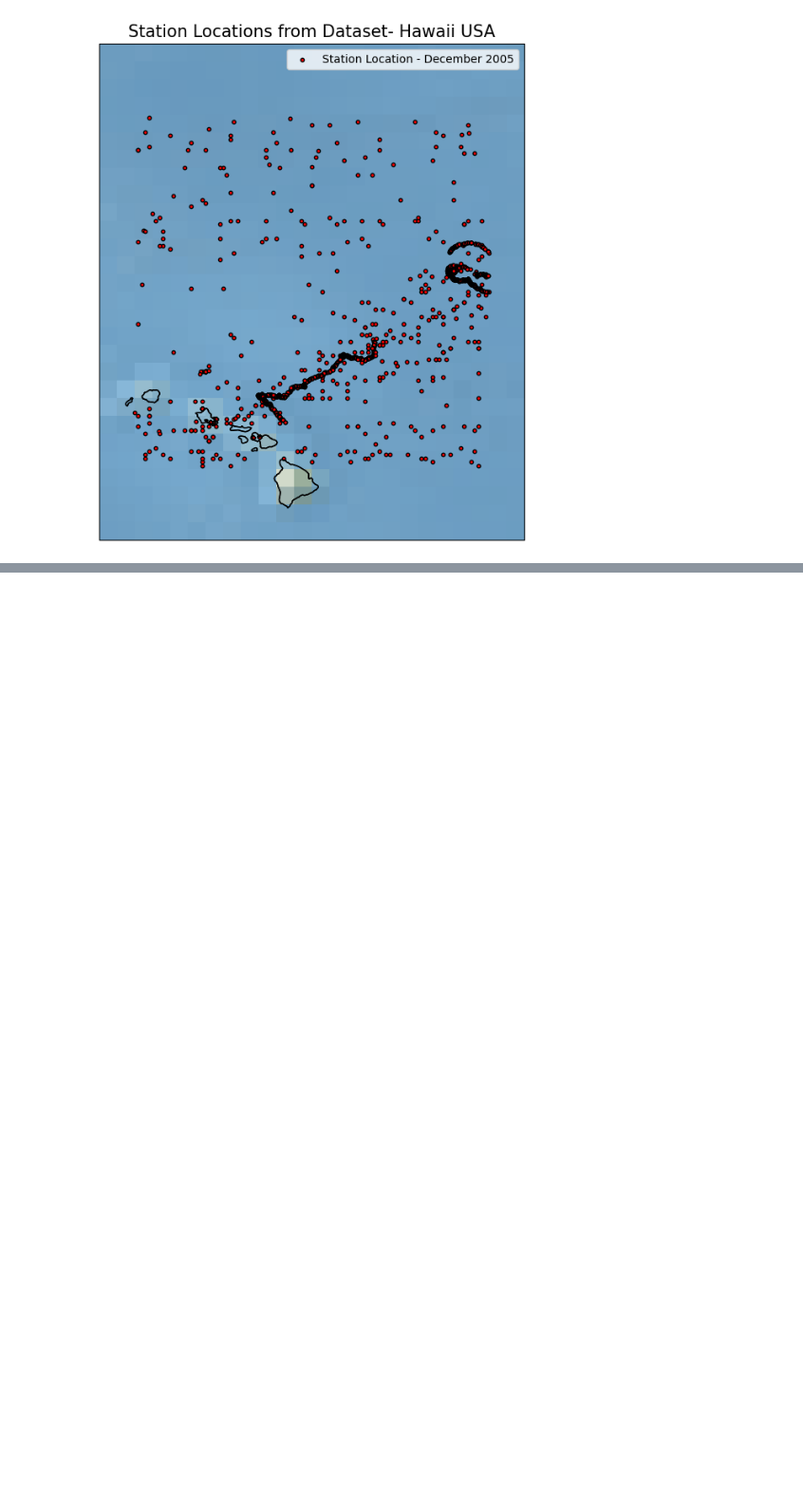
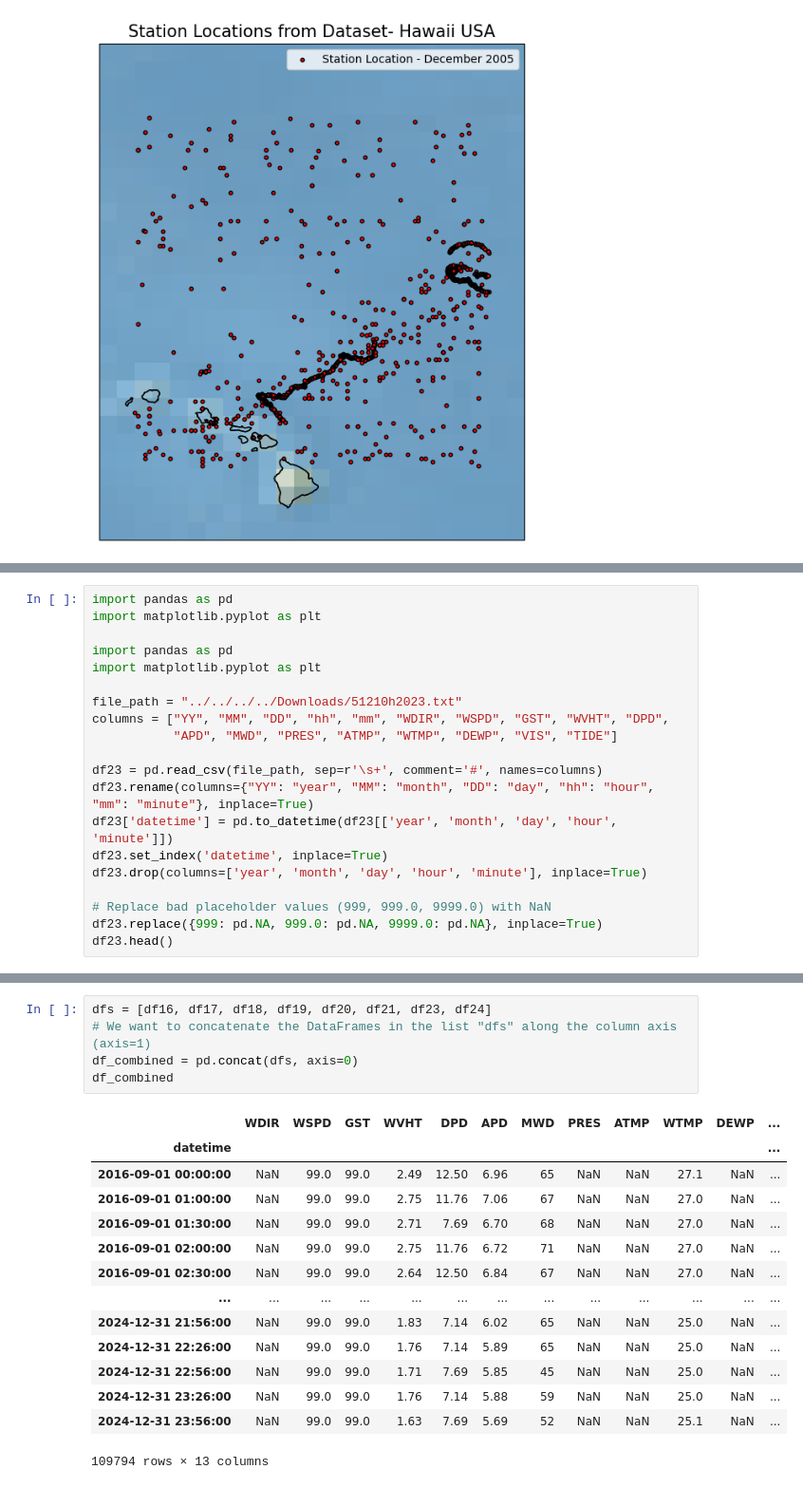
Before and after one commit to GPGN268/SP2025-FP01-ocean-air-temperature-patterns, a Jupyter notebook: molly_final_proj_notebook.ipynb, the cells around one changed output, grey strips where cells are left out. Shown at 95% size. Saved outputs shown, nothing was run; the diff lists cells and outputs as text; blank space fills up the shorter version.

```diff
--- a/molly_final_proj_notebook.ipynb
+++ b/molly_final_proj_notebook.ipynb
@@ -247,0 +460,20 @@ plt.show()
+# %%
+import pandas as pd
+import matplotlib.pyplot as plt
+
+import pandas as pd
+import matplotlib.pyplot as plt
+
+file_path = "../../../../Downloads/51210h2023.txt"
+columns = ["YY", "MM", "DD", "hh", "mm", "WDIR", "WSPD", "GST", "WVHT", "DPD",
+           "APD", "MWD", "PRES", "ATMP", "WTMP", "DEWP", "VIS", "TIDE"]
+
+df23 = pd.read_csv(file_path, sep=r'\s+', comment='#', names=columns)
+df23.rename(columns={"YY": "year", "MM": "month", "DD": "day", "hh": "hour", "mm": "minute"}, inplace=True)
+df23['datetime'] = pd.to_datetime(df23[['year', 'month', 'day', 'hour', 'minute']])
+df23.set_index('datetime', inplace=True)
+df23.drop(columns=['year', 'month', 'day', 'hour', 'minute'], inplace=True)
+
+# Replace bad placeholder values (999, 999.0, 9999.0) with NaN
+df23.replace({999: pd.NA, 999.0: pd.NA, 9999.0: pd.NA}, inplace=True)
+df23.head()
@@ -247,0 +516,20 @@ plt.show()
+# %%
+dfs = [df16, df17, df18, df19, df20, df21, df23, df24]
+# We want to concatenate the DataFrames in the list "dfs" along the column axis (axis=1)
+df_combined = pd.concat(dfs, axis=0)
+df_combined
+# %% [output]
+|  | WDIR | WSPD | GST | WVHT | DPD | APD | MWD | PRES | ATMP | WTMP | DEWP | ... |
+| datetime |  |  |  |  |  |  |  |  |  |  |  | ... |
+| 2016-09-01 00:00:00 | NaN | 99.0 | 99.0 | 2.49 | 12.50 | 6.96 | 65 | NaN | NaN | 27.1 | NaN | ... |
+| 2016-09-01 01:00:00 | NaN | 99.0 | 99.0 | 2.75 | 11.76 | 7.06 | 67 | NaN | NaN | 27.0 | NaN | ... |
+| 2016-09-01 01:30:00 | NaN | 99.0 | 99.0 | 2.71 | 7.69 | 6.70 | 68 | NaN | NaN | 27.0 | NaN | ... |
+| 2016-09-01 02:00:00 | NaN | 99.0 | 99.0 | 2.75 | 11.76 | 6.72 | 71 | NaN | NaN | 27.0 | NaN | ... |
+| 2016-09-01 02:30:00 | NaN | 99.0 | 99.0 | 2.64 | 12.50 | 6.84 | 67 | NaN | NaN | 27.0 | NaN | ... |
+| ... | ... | ... | ... | ... | ... | ... | ... | ... | ... | ... | ... | ... |
+| 2024-12-31 21:56:00 | NaN | 99.0 | 99.0 | 1.83 | 7.14 | 6.02 | 65 | NaN | NaN | 25.0 | NaN | ... |
+| 2024-12-31 22:26:00 | NaN | 99.0 | 99.0 | 1.76 | 7.14 | 5.89 | 65 | NaN | NaN | 25.0 | NaN | ... |
+| 2024-12-31 22:56:00 | NaN | 99.0 | 99.0 | 1.71 | 7.69 | 5.85 | 45 | NaN | NaN | 25.0 | NaN | ... |
+| 2024-12-31 23:26:00 | NaN | 99.0 | 99.0 | 1.76 | 7.14 | 5.88 | 59 | NaN | NaN | 25.0 | NaN | ... |
+| 2024-12-31 23:56:00 | NaN | 99.0 | 99.0 | 1.63 | 7.69 | 5.69 | 52 | NaN | NaN | 25.1 | NaN | ... |
+109794 rows × 13 columns
```
Also changed, not shown: parts of 18 cells of this notebook.
